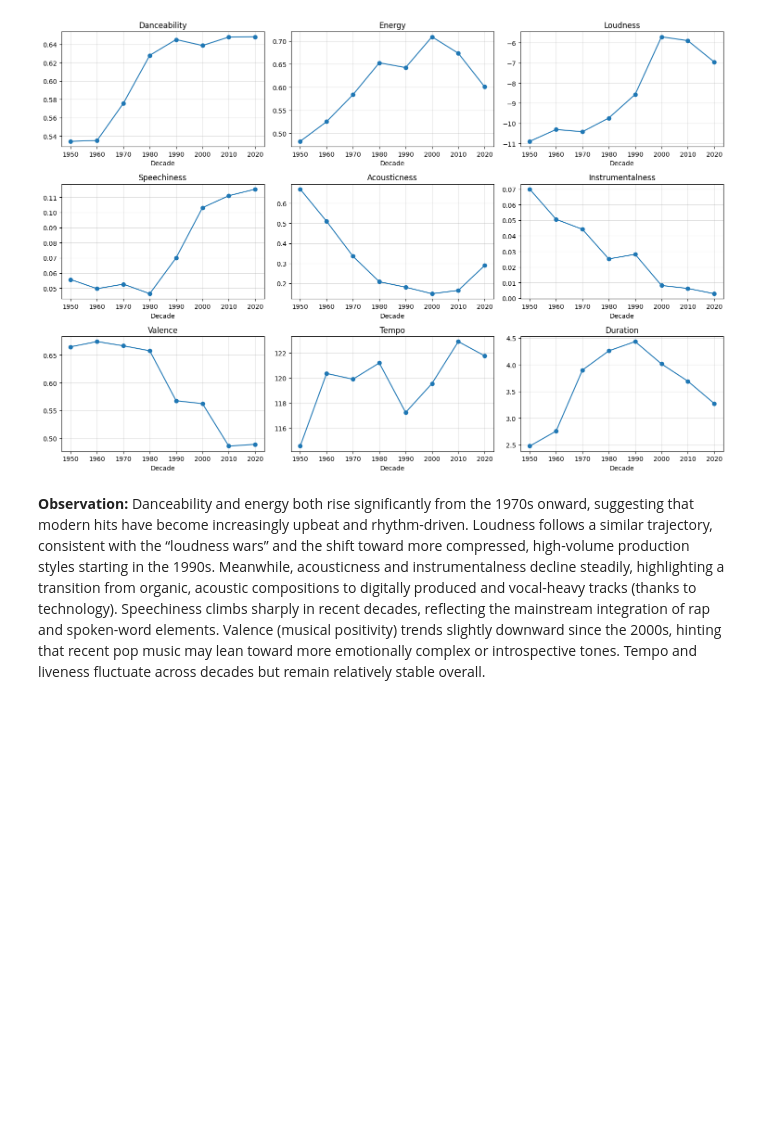
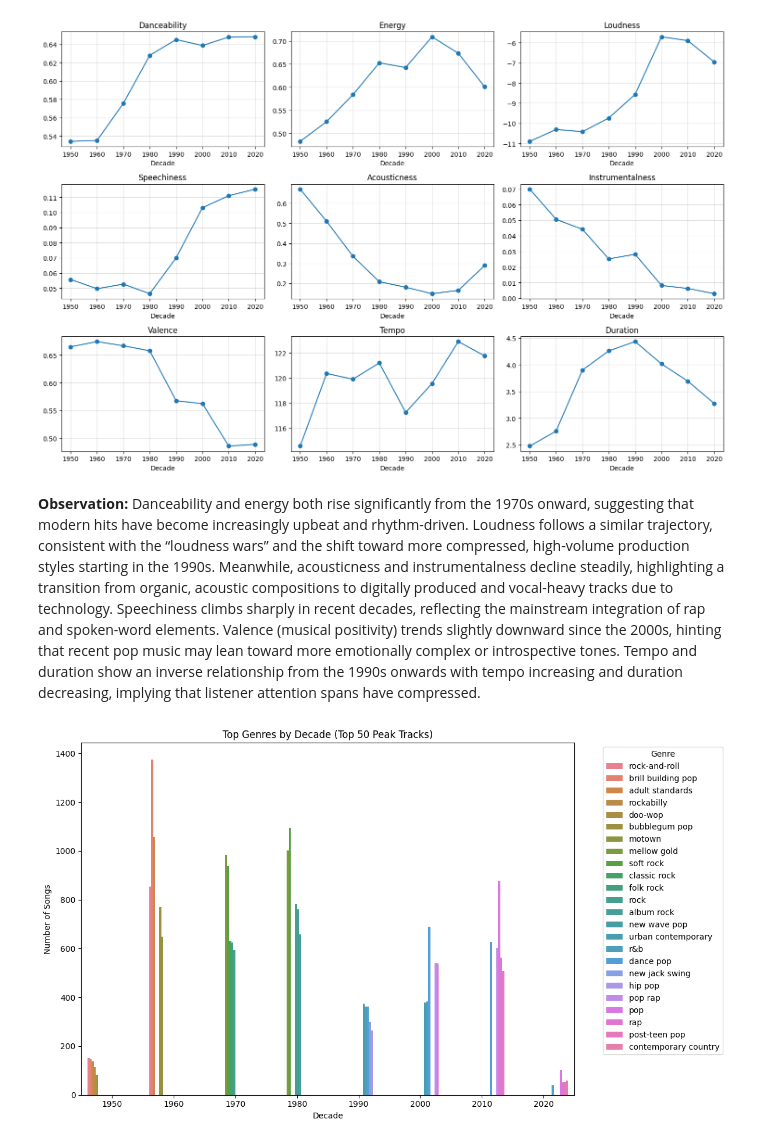
Before and after one commit to andyy-liu/billboard-audio-trends, a Jupyter notebook: notebooks/02_analysis.ipynb, the cells around one changed output. Drawn from its saved outputs; the diff is of its cells as text; code cells hidden in the pictures; blank space fills up the shorter version.

```diff
--- a/notebooks/02_analysis.ipynb
+++ b/notebooks/02_analysis.ipynb
@@ -61,6 +59,46 @@ plt.show()
 # %% [output]
 [figure]
 # %% [markdown]
-**Observation:** Danceability and energy both rise significantly from the 1970s onward, suggesting that modern hits have become increasingly upbeat and rhythm-driven. Loudness follows a similar trajectory, consistent with the “loudness wars” and the shift toward more compressed, high-volume production styles starting in the 1990s. Meanwhile, acousticness and instrumentalness decline steadily, highlighting a transition from organic, acoustic compositions to digitally produced and vocal-heavy tracks (thanks to technology). Speechiness climbs sharply in recent decades, reflecting the mainstream integration of rap and spoken-word elements. Valence (musical positivity) trends slightly downward since the 2000s, hinting that recent pop music may lean toward more emotionally complex or introspective tones. Tempo and liveness fluctuate across decades but remain relatively stable overall.
+**Observation:** Danceability and energy both rise significantly from the 1970s onward, suggesting that modern hits have become increasingly upbeat and rhythm-driven. Loudness follows a similar trajectory, consistent with the “loudness wars” and the shift toward more compressed, high-volume production styles starting in the 1990s. Meanwhile, acousticness and instrumentalness decline steadily, highlighting a transition from organic, acoustic compositions to digitally produced and vocal-heavy tracks due to technology. Speechiness climbs sharply in recent decades, reflecting the mainstream integration of rap and spoken-word elements. Valence (musical positivity) trends slightly downward since the 2000s, hinting that recent pop music may lean toward more emotionally complex or introspective tones. Tempo and duration show an inverse relationship from the 1990s onwards with tempo increasing and duration decreasing, implying that listener attention spans have compressed.
 # %%
-sns.lineplot(data=df, x='decade', y='energy', hue='genre')
+# Clean up the genre column
+# (Handles list-like strings or comma-separated text)
+df["genre"] = df["genre"].astype(str).str.lower().str.replace("[\[\]']", "", regex=True)
+df["genre"] = df["genre"].str.replace(";", ",").str.replace("/", ",")
+df["genre_list"] = df["genre"].str.split(",")
+
+# Explode into one genre per row
+df_exploded = df.explode("genre_list")
+df_exploded["genre_list"] = df_exploded["genre_list"].str.strip()
+df_exploded = df_exploded[df_exploded["genre_list"].notna() & (df_exploded["genre_list"] != "")]
+
+# Count frequency by decade + genre
+genre_counts = (
+    df_exploded.groupby(["decade", "genre_list"])
+      .size()
+      .reset_index(name="count")
+)
+
+# Identify top 8 genres per decade
+top_genres = (
+    genre_counts.sort_values(["decade", "count"], ascending=[True, False])
+    .groupby("decade")
+    .head(5)
+)
+
+# Plot: stacked bar of genre distribution by decade
+plt.figure(figsize=(12, 7))
+sns.barplot(
+    data=top_genres,
+    x="decade",
+    y="count",
+    hue="genre_list",
+)
+plt.title("Top Genres by Decade (Top 50 Peak Tracks)")
+plt.xlabel("Decade")
+plt.ylabel("Number of Songs")
+plt.legend(title="Genre", bbox_to_anchor=(1.05, 1), loc="upper left")
+plt.tight_layout()
+plt.show()
+# %% [output]
+[figure, added]
```
Also changed, not shown: parts of 8 cells of this notebook.
